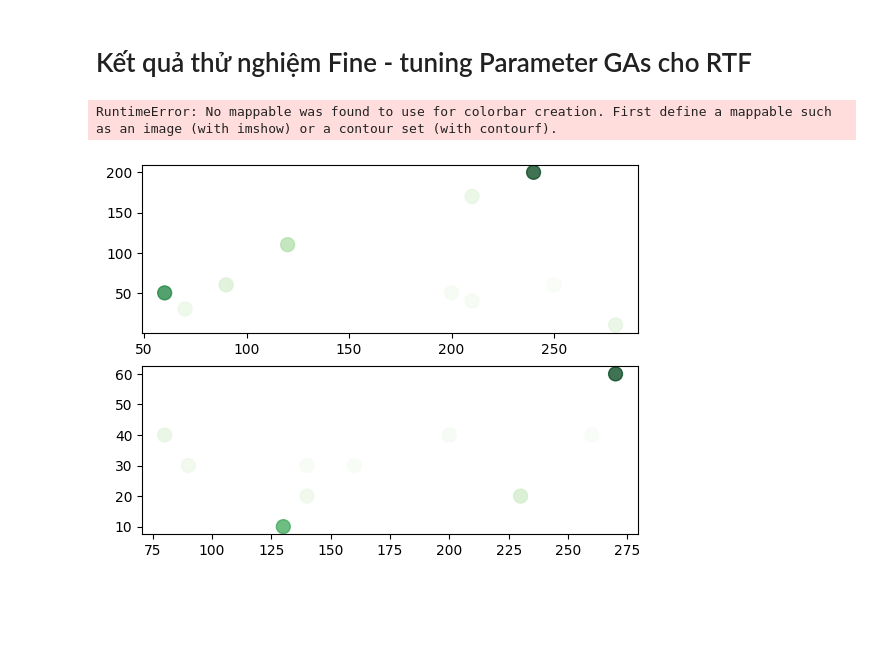
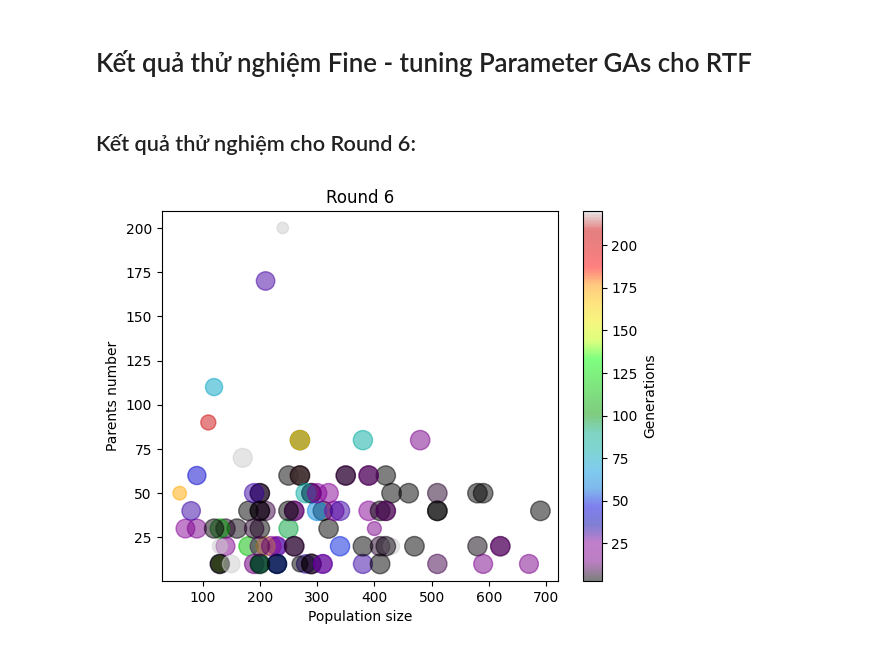
Before and after one commit to tinta2510/Genetic-Algorithm, a Jupyter notebook: Experiment.ipynb, the cells around one changed output. Saved outputs shown, nothing was run; the diff lists cells and outputs as text; code cells hidden in the pictures; blank space fills up the shorter version.

```diff
--- a/Experiment.ipynb
+++ b/Experiment.ipynb
@@ -1,18 +1,4 @@
 # %% [markdown]
 # Kết quả thử nghiệm Fine - tuning Parameter GAs cho RTF
-# %%
-import matplotlib.pyplot as plt
-import numpy as np
-
-initial_population = [[[250, 60], 7], [[210, 40], 10], [[200, 50], 10], [[70, 30], 19], [[210, 170], 23], [[280, 10], 24], [[90, 60], 30], [[120, 110], 48], [[60, 50], 105], [[240, 200], 132]]
-population1 = [[[260, 40], 6], [[160, 30], 7], [[140, 30], 8], [[200, 40], 9], [[90, 30], 15], [[140, 20], 16], [[80, 40], 24], [[230, 20], 36], [[130, 10], 94], [[270, 60], 144]]
-
-fig, ax = plt.subplots(2)
-ax[0].scatter([i[0][0] for i in initial_population], [i[0][1] for i in initial_population],s = 100,c = [i[1] for i in initial_population], cmap = "Greens",alpha = 0.75)
-ax[1].scatter([i[0][0] for i in population1],[i[0][1] for i in population1],s = 100,c = [i[1] for i in population1], cmap="Greens",alpha = 0.75)
-#cbar = plt.colorbar()
-#cbar.set_label('generation')
-plt.show()
-# %% [output]
-RuntimeError: No mappable was found to use for colorbar creation. First define a mappable such as an image (with imshow) or a contour set (with contourf).
-[figure, removed]
+# %% [markdown]
+## Kết quả thử nghiệm cho Round 6:
@@ -18,0 +8,35 @@ RuntimeError: No mappable was found to use for colorbar creation. First define a
+# %%
+#Round 6:
+initial_population = [[[250, 60], 7], [[210, 40], 10], [[200, 50], 10], [[70, 30], 19], [[210, 170], 23], [[280, 10], 24], [[90, 60], 30], [[120, 110], 48], [[60, 50], 105], [[240, 200], 132]]
+population1 = [[[260, 40], 6], [[160, 30], 7], [[140, 30], 8], [[200, 40], 9], [[90, 30], 15], [[140, 20], 16], [[80, 40], 24], [[230, 20], 36], [[130, 10], 94], [[270, 60], 144]]
+population2 = [[[130, 10], 5], [[230, 20], 6], [[290, 50], 6], [[340, 20], 8], [[230, 10], 9], [[250, 30], 11], [[180, 20], 12], [[270, 60], 14], [[210, 20], 15], [[190, 10], 19]]
+population3 = [[[290, 10], 3], [[290, 10], 4], [[270, 60], 7], [[190, 10], 8], [[310, 10], 15], [[230, 10], 17], [[200, 10], 28], [[200, 10], 40], [[110, 90], 83], [[130, 20], 87]]
+population4 = [[[200, 10], 4], [[320, 30], 5], [[200, 50], 6], [[180, 40], 6], [[270, 60], 6], [[290, 50], 7], [[270, 80], 8], [[130, 10], 24], [[270, 10], 71], [[330, 10], 20160]]
+population5 = [[[310, 40], 4], [[320, 50], 5], [[220, 20], 5], [[390, 40], 5], [[300, 40], 7], [[380, 80], 8], [[280, 50], 8], [[130, 30], 9], [[270, 80],12], [[170, 70], 15]]
+population6 = [[[430, 50], 3], [[260, 20], 5], [[480, 80], 5], [[350, 60], 6], [[330, 40], 7], [[260, 40], 7], [[300, 50], 7], [[340, 40], 8], [[190, 50],8], [[150, 10], 41]]
+population7 = [[[200, 30], 3], [[410, 40], 3], [[460, 50], 4], [[590, 50], 4], [[250, 40], 4], [[390, 60], 6], [[420, 60], 7], [[350, 60], 10], [[230, 10], 11], [[310, 50], 20004]]
+population8 = [[[510, 40], 4], [[260, 20], 4], [[200, 40], 4], [[580, 50], 4], [[410, 20], 5], [[510, 50], 5], [[200, 20], 6], [[390, 60], 7], [[380, 10],12], [[430, 20], 66]]
+population9 = [[[410, 10], 2], [[690, 40], 3], [[620, 20], 4], [[380, 20], 4], [[510, 40], 5], [[420, 40], 5], [[580, 20], 9], [[120, 30], 10], [[400, 30], 100], [[400, 10], 1661]]
+population10 = [[[470, 20], 3], [[420, 20], 4], [[190, 30], 7], [[510, 10], 9], [[420, 40], 13], [[620, 20], 15], [[590, 10], 15], [[670, 10], 16], [[310, 10], 25], [[270, 10], 220]]
+
+plt.scatter([i[0][0] for i in initial_population], [i[0][1] for i in initial_population],s = [200 - i[1] for i in initial_population],c = [i[1] for i in initial_population],  cmap='nipy_spectral',alpha = 0.5)
+plt.scatter([i[0][0] for i in population1],[i[0][1] for i in population1],s = [200 - i[1] for i in population1],c = [i[1] for i in population1], cmap='nipy_spectral',alpha = 0.5)
+plt.scatter([i[0][0] for i in population2],[i[0][1] for i in population2],s = [200 - i[1] for i in population2],c = [i[1] for i in population2], cmap='nipy_spectral',alpha = 0.5)
+plt.scatter([i[0][0] for i in population3],[i[0][1] for i in population3],s = [200 - i[1] for i in population3],c = [i[1] for i in population3], cmap='nipy_spectral',alpha = 0.5)
+plt.scatter([i[0][0] for i in population4],[i[0][1] for i in population4],s = [200 - i[1] for i in population4],c = [i[1] for i in population4], cmap='nipy_spectral',alpha = 0.5)
+plt.scatter([i[0][0] for i in population5],[i[0][1] for i in population5],s = [200 - i[1] for i in population5],c = [i[1] for i in population5], cmap='nipy_spectral',alpha = 0.5)
+plt.scatter([i[0][0] for i in population6],[i[0][1] for i in population6],s = [200 - i[1] for i in population6],c = [i[1] for i in population6], cmap='nipy_spectral',alpha = 0.5)
+plt.scatter([i[0][0] for i in population7],[i[0][1] for i in population7],s = [200 - i[1] for i in population7],c = [i[1] for i in population7], cmap='nipy_spectral',alpha = 0.5)
+plt.scatter([i[0][0] for i in population8],[i[0][1] for i in population8],s = [200 - i[1] for i in population8],c = [i[1] for i in population8], cmap='nipy_spectral',alpha = 0.5)
+plt.scatter([i[0][0] for i in population9],[i[0][1] for i in population9],s = [200 - i[1] for i in population9],c = [i[1] for i in population9], cmap='nipy_spectral',alpha = 0.5)
+plt.scatter([i[0][0] for i in population10],[i[0][1] for i in population10],s = [200 - i[1] for i in population10],c = [i[1] for i in population10], cmap='nipy_spectral',alpha = 0.5)
+
+plt.xlabel("Population size")
+plt.ylabel("Parents number")
+plt.title("Round 6")
+
+cbar = plt.colorbar()
+cbar.set_label('Generations')
+plt.show()
+# %% [output]
+[figure, added]
```
Also changed, not shown: parts of 1 cell of this notebook.
